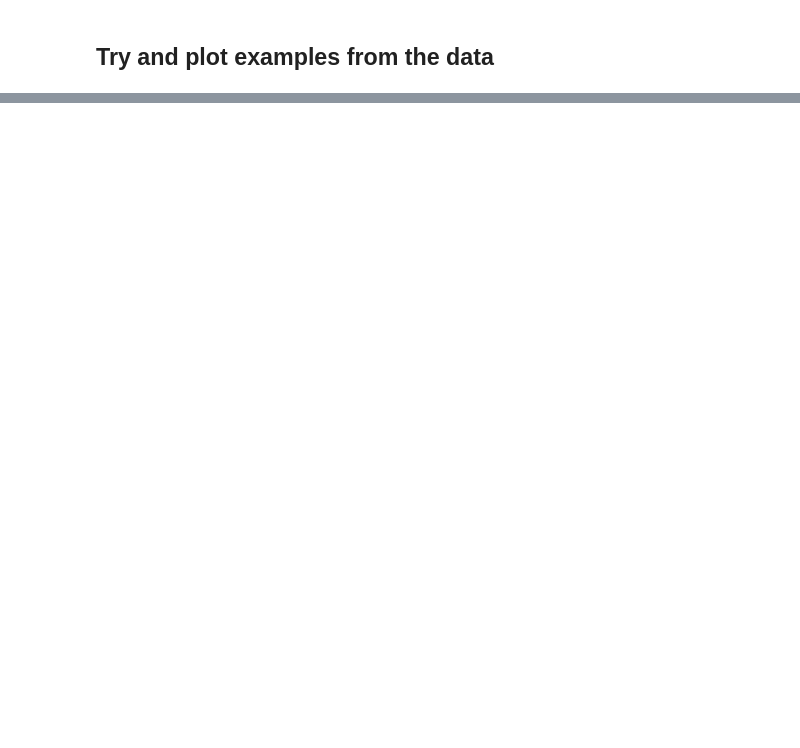
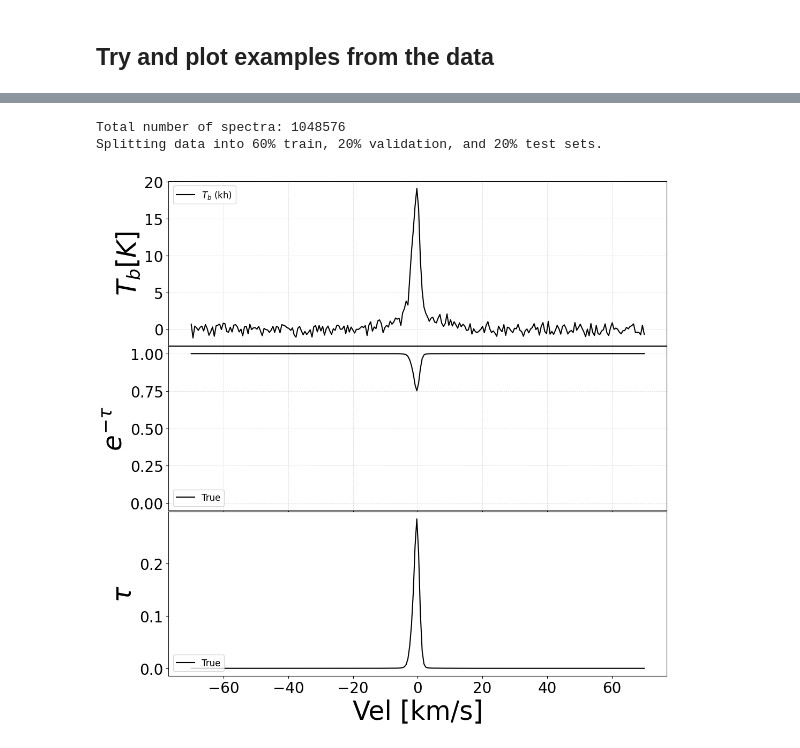
Before and after one commit to EricMullerAU/BayesHI, a Jupyter notebook: dataloadertesting.ipynb, the cells around one changed output, grey strips where cells are left out. Cells and saved outputs as stored; diff of their text form; code cells hidden in the pictures; blank space fills up the shorter version.

```diff
--- a/dataloadertesting.ipynb
+++ b/dataloadertesting.ipynb
@@ -120,0 +98,8 @@ Splitting data into 60% train, 20% validation, and 20% test sets.
+# %%
+traintest, valtest, testtest = bayeshi.load_data(dataset='saury', y_values='absorption')
+
+hiep_plot(6000, traintest.dataset.tensors[0], traintest.dataset.tensors[1])
+# %% [output]
+Total number of spectra: 1048576
+Splitting data into 60% train, 20% validation, and 20% test sets.
+[figure, added]
```
Also changed, not shown: parts of 8 cells of this notebook, 6 other files.
